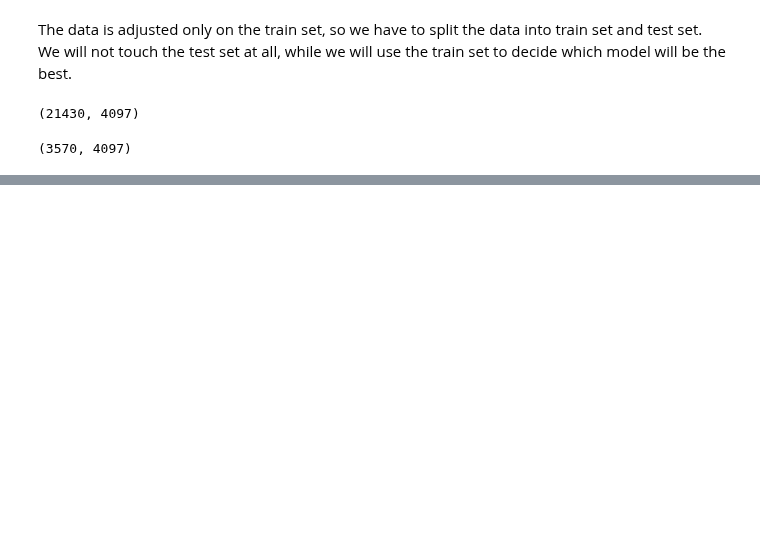
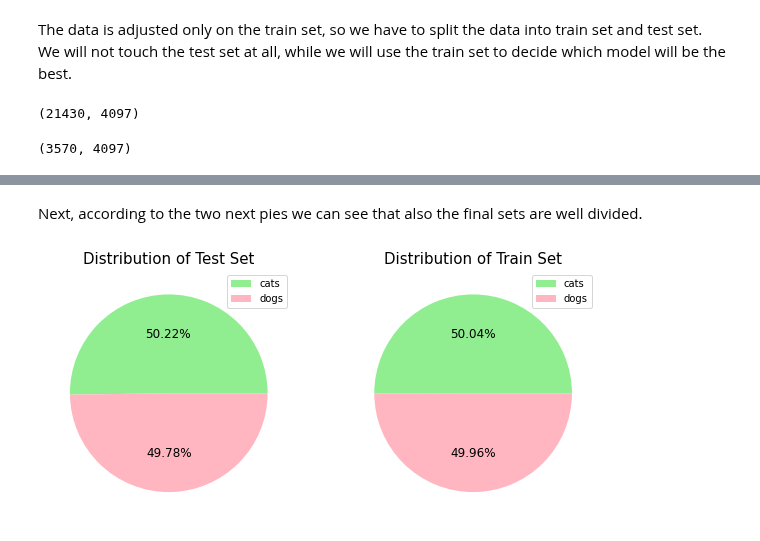
Before and after one commit to Esther-Bi/Data-Simulation-Semester-B-2021-Final-Project, a Jupyter notebook: Notebook 3 - dogsVScats.ipynb, the cells around one changed output, grey strips where cells are left out. Drawn from its saved outputs; the diff is of its cells as text; code cells hidden in the pictures; blank space fills up the shorter version.

```diff
--- a/Notebook 3 - dogsVScats.ipynb
+++ b/Notebook 3 - dogsVScats.ipynb
@@ -123,0 +140,20 @@ FinalTest.shape
+# %% [markdown]
+Next, according to the two next pies we can see that also the final sets are well divided.
+# %%
+plt.figure(figsize=(10,10))
+
+plt.subplot(2,2,1)
+sorted_test = FinalTest.sort_values(by=['label'])
+plt.pie(sorted_test['label'].value_counts(), colors = ['lightgreen', 'lightpink'], autopct = '%.2f%%' , textprops={"fontsize":12})
+plt.title('Distribution of Test Set' , fontdict = {'fontsize' : 15})
+plt.legend(label , loc=1)
+
+plt.subplot(2,2,2)
+sorted_train = FinalTrain.sort_values(by=['label'])
+plt.pie(sorted_train['label'].value_counts(), colors = ['lightgreen', 'lightpink'], autopct = '%.2f%%' , textprops={"fontsize":12})
+plt.title('Distribution of Train Set' , fontdict = {'fontsize' : 15})
+plt.legend(label , loc=1)
+
+plt.show()
+# %% [output]
+[figure, added]
```
Also changed, not shown: parts of 6 cells of this notebook.
